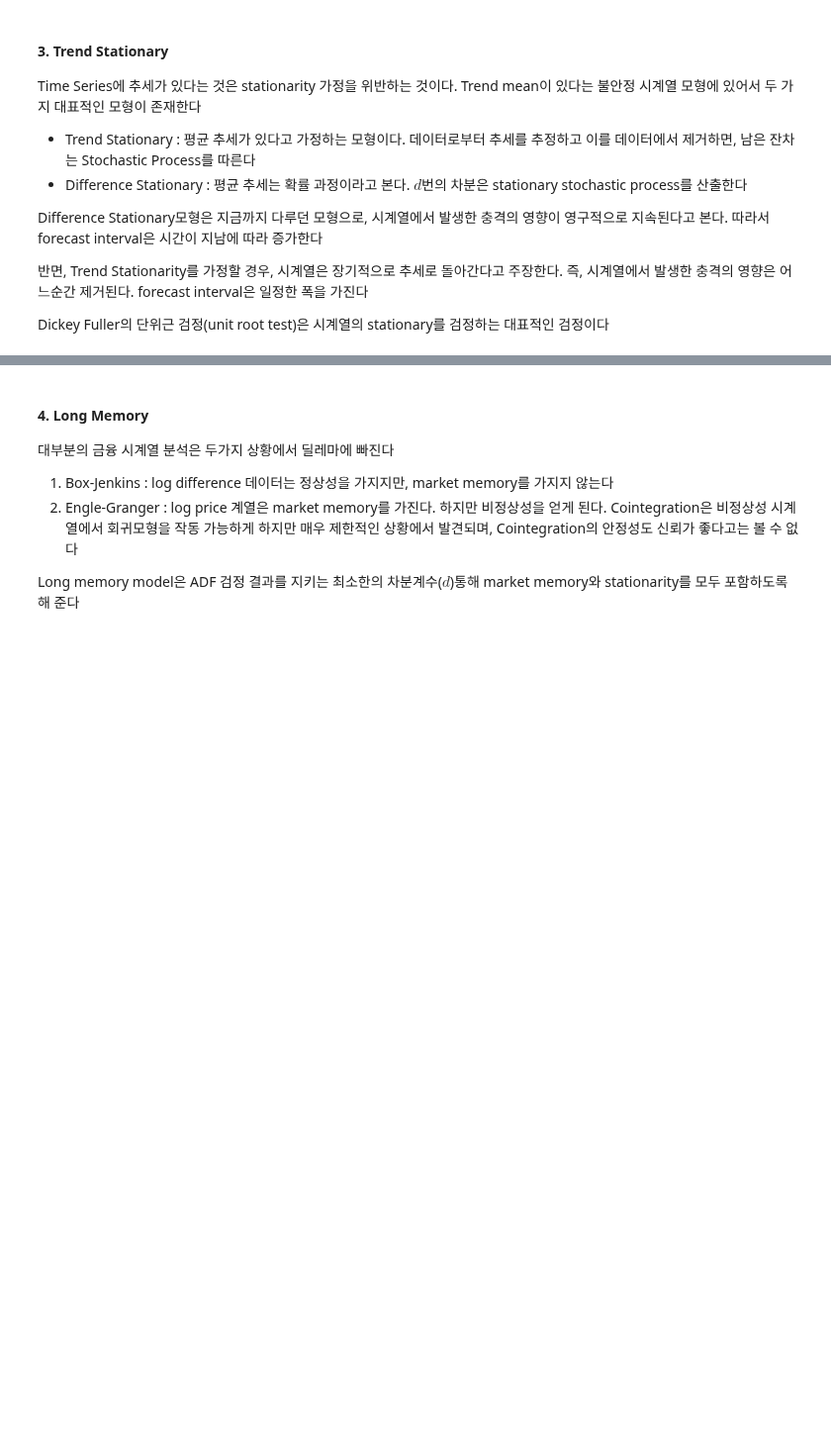
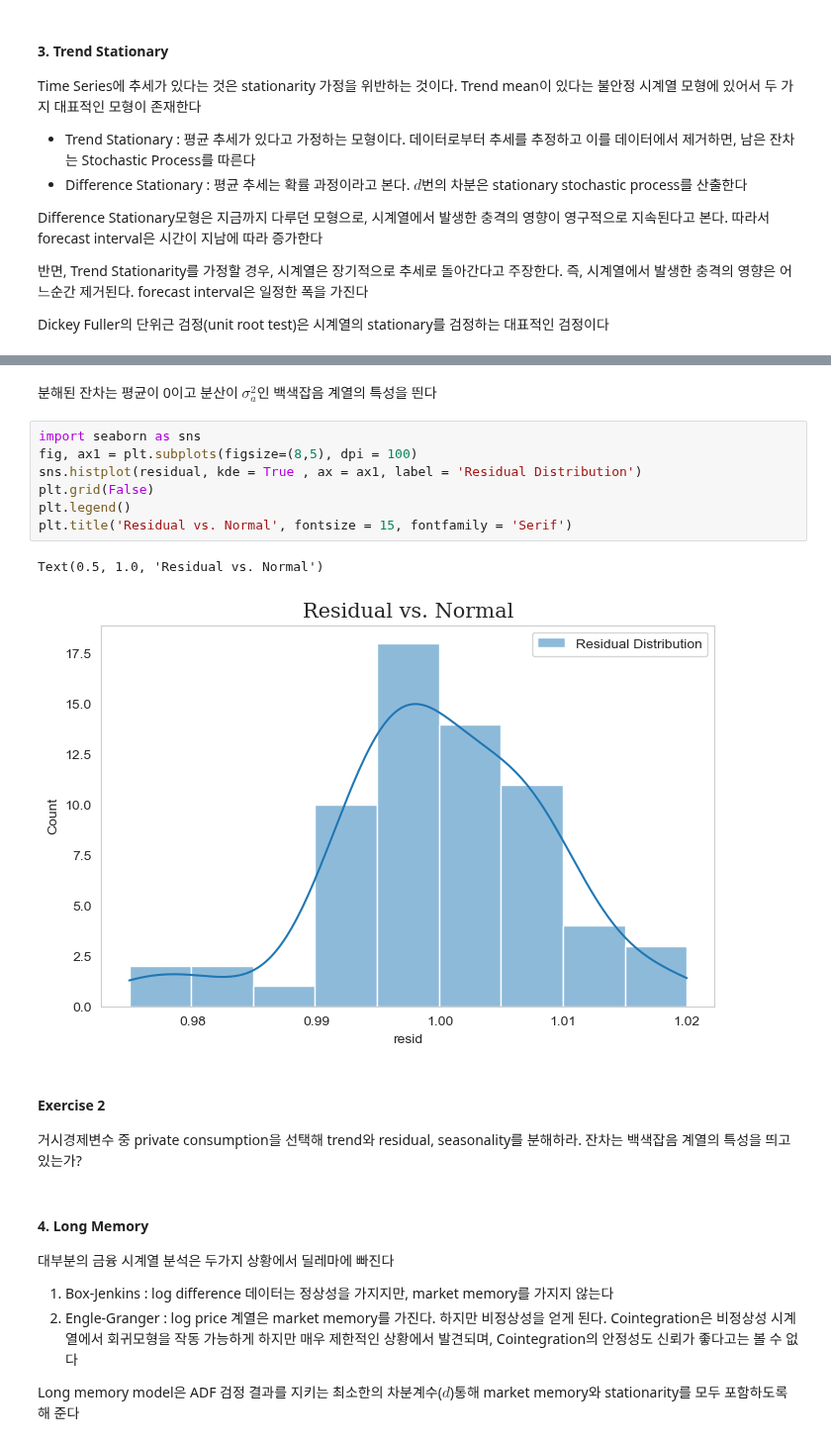
Before and after one commit to Tommylee1013/QUANTIFI, a Jupyter notebook: Week 07/Integrated Time Series.ipynb, the cells around one changed output, grey strips where cells are left out. Shown at 99% size. Cells and saved outputs as stored; diff of their text form; blank space fills up the shorter version.

```diff
--- a/Week 07/Integrated Time Series.ipynb
+++ b/Week 07/Integrated Time Series.ipynb
@@ -257,3 +280,19 @@ plt.show()
+# %% [markdown]
+분해된 잔차는 평균이 0이고 분산이 $\sigma_a^2$인 백색잡음 계열의 특성을 띈다
+# %%
+import seaborn as sns
+fig, ax1 = plt.subplots(figsize=(8,5), dpi = 100)
+sns.histplot(residual, kde = True , ax = ax1, label = 'Residual Distribution')
+plt.grid(False)
+plt.legend()
+plt.title('Residual vs. Normal', fontsize = 15, fontfamily = 'Serif')
+# %% [output]
+Text(0.5, 1.0, 'Residual vs. Normal')
+[figure, added]
+# %% [markdown]
+#### Exercise 2
+
+거시경제변수 중 private consumption을 선택해 trend와 residual, seasonality를 분해하라. 잔차는 백색잡음 계열의 특성을 띄고 있는가?
 # %% [markdown]
 #### 4. Long Memory
 
```
Also changed, not shown: parts of 11 cells of this notebook, 5 other files.
